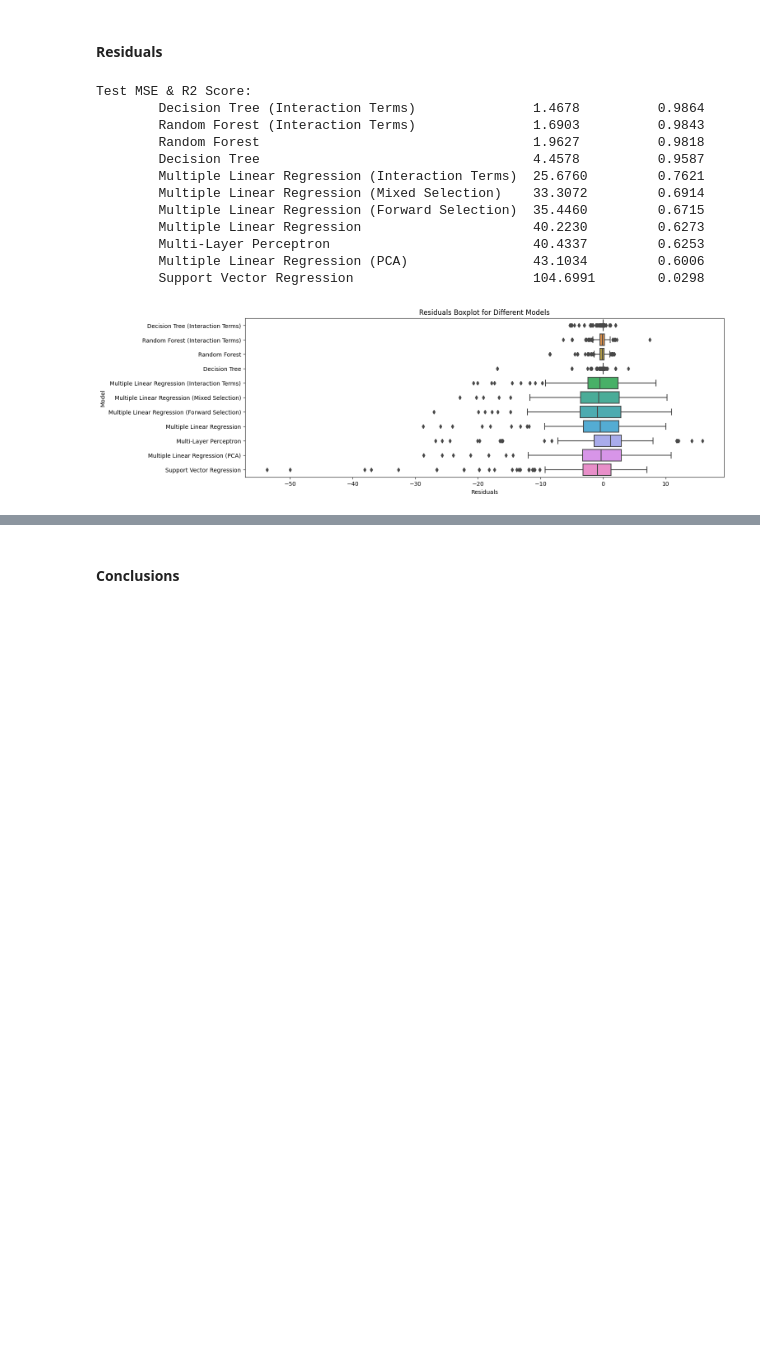
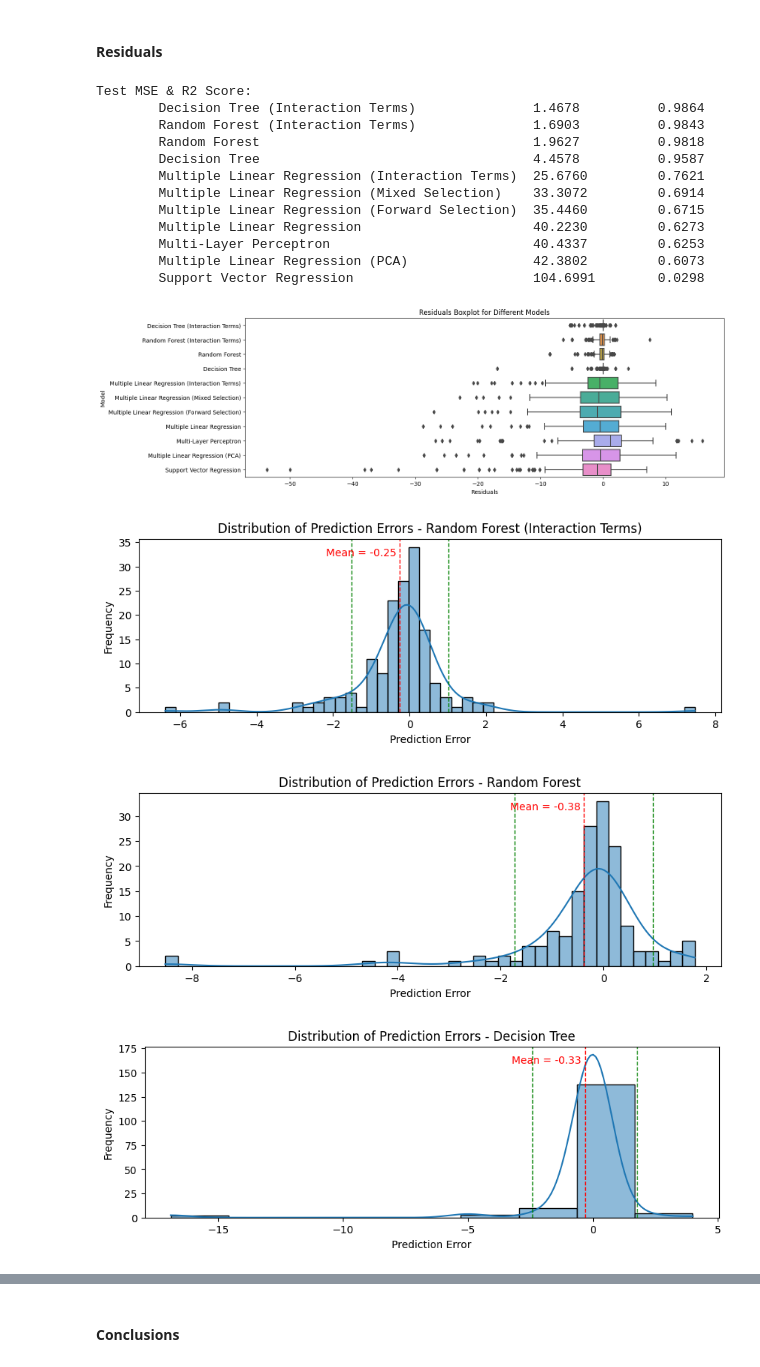
Before and after one commit to Gralerfics/SLDS_Project_OpenStudy, a Jupyter notebook: src/main.ipynb, the cells around one changed output, grey strips where cells are left out. Cells and saved outputs as stored; diff of their text form; code cells hidden in the pictures; blank space fills up the shorter version.

```diff
--- a/src/main.ipynb
+++ b/src/main.ipynb
@@ -831,7 +831,7 @@ def mlr_process_pca(response, predictors):
 
     # PCA
     X_train, X_test = pca_dataset(X_train, X_test, ['sex', 'alcohol', 'tobacco'], 2, 'A')
-    X_train, X_test = pca_dataset(X_train, X_test, ['pm25', 'water', 'sanitation', 'health_expenditure', 'urban_population'], 4, 'B')
+    X_train, X_test = pca_dataset(X_train, X_test, ['pm25', 'water', 'sanitation', 'health_expenditure', 'urban_population', 'population_density'], 4, 'B')
 
     plt.figure(figsize = (10, 8))
     sns.heatmap(X_train.corr(), annot = True, cmap = 'coolwarm', fmt = '.2f')
@@ -961,46 +961,49 @@ with warnings.catch_warnings():
     residuals_df = pd.DataFrame({
         'Model': [],
         'Residuals': []
     })
     for model, residuals in result_indices.items():
         temp_df = pd.DataFrame({
             'Model': [model] * len(residuals),
             'Residuals': residuals
         })
         residuals_df = pd.concat([residuals_df, temp_df], ignore_index=True)
     plt.figure(figsize = (15, 5))
     sns.boxplot(y = 'Model', x = 'Residuals', data = residuals_df)
     plt.title('Residuals Boxplot for Different Models')
     plt.xlabel('Residuals')
     plt.ylabel('Model')
     plt.show()
 
     # Distribution of Prediction Errors for Different Models
-    # for model_name, residuals in result_indices.items():
-    #     if model_name == 'Decision Tree (Interaction Terms)': continue
-    #     plt.figure(figsize = (10, 3))
-    #     ax = sns.histplot(residuals, kde = True)
-    #     mean = np.mean(residuals)
-    #     std_dev = np.std(residuals)
-    #     plt.axvline(mean, color = 'r', linestyle = 'dashed', linewidth = 1)
-    #     plt.axvline(mean + std_dev, color = 'g', linestyle = 'dashed', linewidth = 1)
-    #     plt.axvline(mean - std_dev, color = 'g', linestyle = 'dashed', linewidth = 1)
-    #     plt.text(mean, plt.gca().get_ylim()[1] * 0.9, f'Mean = {mean:.2f} ', color = 'r', ha = 'right')
-    #     plt.title(f'Distribution of Prediction Errors - {model_name}')
-    #     plt.xlabel('Prediction Error')
-    #     plt.ylabel('Frequency')
-    #     plt.show()
+    for model_name, residuals in result_indices.items():
+        if model_name == 'Decision Tree (Interaction Terms)': continue
+        plt.figure(figsize = (10, 3))
+        ax = sns.histplot(residuals, kde = True)
+        mean = np.mean(residuals)
+        std_dev = np.std(residuals)
+        plt.axvline(mean, color = 'r', linestyle = 'dashed', linewidth = 1)
+        plt.axvline(mean + std_dev, color = 'g', linestyle = 'dashed', linewidth = 1)
+        plt.axvline(mean - std_dev, color = 'g', linestyle = 'dashed', linewidth = 1)
+        plt.text(mean, plt.gca().get_ylim()[1] * 0.9, f'Mean = {mean:.2f} ', color = 'r', ha = 'right')
+        plt.title(f'Distribution of Prediction Errors - {model_name}')
+        plt.xlabel('Prediction Error')
+        plt.ylabel('Frequency')
+        plt.show()
 # %% [output]
 Test MSE & R2 Score:
         Decision Tree (Interaction Terms)               1.4678          0.9864
         Random Forest (Interaction Terms)               1.6903          0.9843
         Random Forest                                   1.9627          0.9818
         Decision Tree                                   4.4578          0.9587
         Multiple Linear Regression (Interaction Terms)  25.6760         0.7621
         Multiple Linear Regression (Mixed Selection)    33.3072         0.6914
         Multiple Linear Regression (Forward Selection)  35.4460         0.6715
         Multiple Linear Regression                      40.2230         0.6273
         Multi-Layer Perceptron                          40.4337         0.6253
-        Multiple Linear Regression (PCA)                43.1034         0.6006
+        Multiple Linear Regression (PCA)                42.3802         0.6073
         Support Vector Regression                       104.6991        0.0298
-[figure, old version]
+[figure, new version]
+[figure, added]
+[figure, added]
+[figure, added]
```
Also changed, not shown: parts of 2 cells of this notebook, 13 other files.
